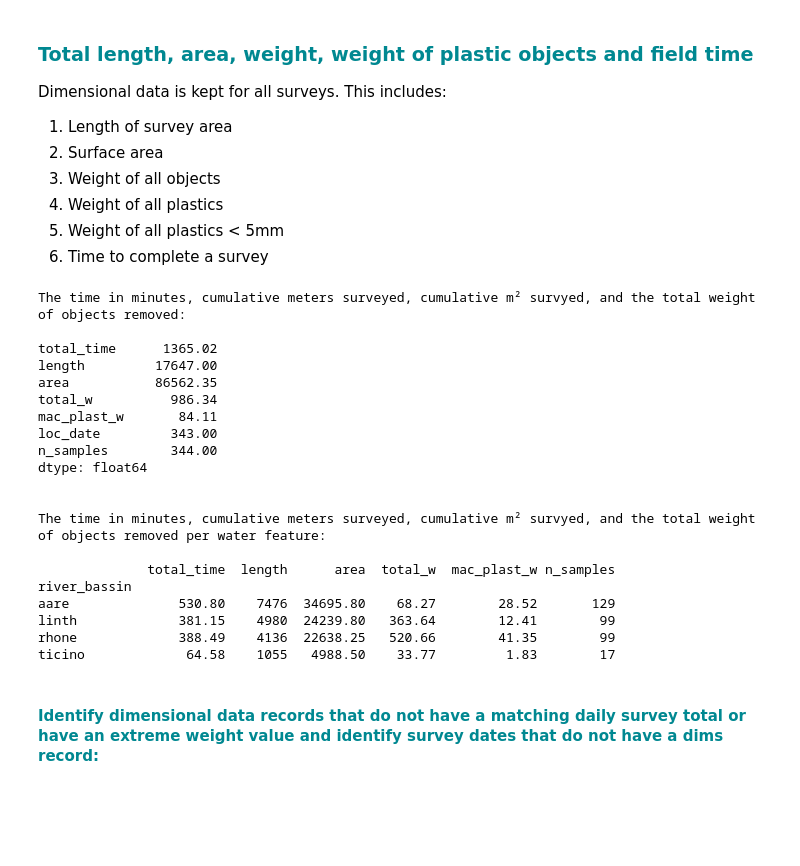
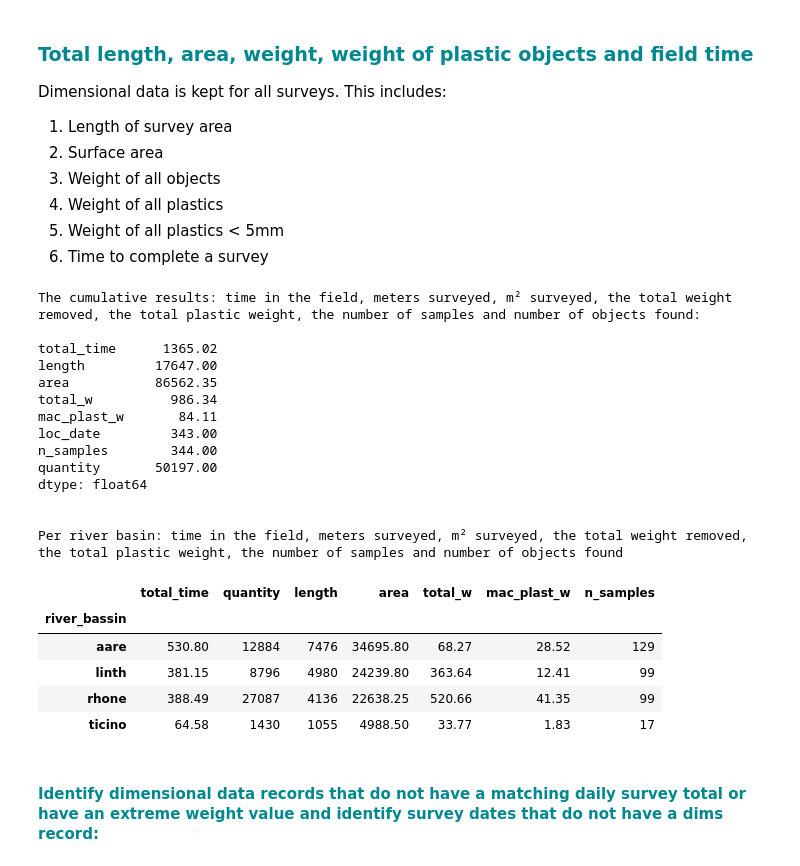
Before and after one commit to hammerdirt-analyst/iqals, a Jupyter notebook: use_a_class.ipynb, the cells around one changed output. Drawn from its saved outputs; the diff is of its cells as text; code cells hidden in the pictures; blank space fills up the shorter version.

```diff
--- a/use_a_class.ipynb
+++ b/use_a_class.ipynb
@@ -343,6 +340,9 @@ som_dims = dfDims[dfDims.date <= end_date].copy()
 # get a map of the number of samples per water feature:
 samples_feature = a_data.groupby('water_name').loc_date.nunique()
 samples_bassin = a_data.groupby('river_bassin').loc_date.nunique()
+
+# get the number of objects per water feature:
+qty_bassin = a_data.groupby('river_bassin').quantity.sum()
 
 
 # the loc date key needs updating:
@@ -351,44 +351,47 @@ som_dims['new_loc_date'] = list(zip(som_dims.location, som_dims.date))
 
 # add travel and incidental time:
 som_dims['total_time'] = som_dims.time_minutes+120
 som_dims['total_time'] = som_dims.total_time/60
 som_dims['total_time'] = som_dims.total_time.round(2)
 
 location_wname_key = dfBeaches[['water_name']]
 som_dims['water_name'] = som_dims.location.map(lambda x: location_wname_key.loc[x][0])
 for k,v in river_bassins.items():
     som_dims.loc[som_dims.water_name.isin(v), 'river_bassin'] = k
 
 # dims data summary stats:
 dims_summary_stats = som_dims.groupby('river_bassin').agg({'total_time':'sum', 'length':'sum', 'area':'sum', 'total_w':'sum', 'mac_plast_w':'sum', 'loc_date':'nunique'})
 dims_summary_stats['n_samples'] = dims_summary_stats.index.map(lambda x: use_this_key(x, samples_bassin, column='loc_date'))
 dims_summary_stats = dims_summary_stats[dims_summary_stats.n_samples != 'no data'].copy()
 dims_summary_stats['mac_plast_w'] = dims_summary_stats.mac_plast_w/1000
+dims_summary_stats['quantity'] = dims_summary_stats.index.map(lambda x: use_this_key(x, qty_bassin))
 
-print(F"\nThe time in minutes, cumulative meters surveyed, cumulative m² survyed, and the total weight of objects removed:\n\n{dims_summary_stats.sum().round(2)}\n")
+print(F"\nThe cumulative results: time in the field, meters surveyed, m² surveyed, the total weight removed, the total plastic weight, the number of samples and number of objects found:\n\n{dims_summary_stats.sum().round(2)}\n")
 
-print(F"\nThe time in minutes, cumulative meters surveyed, cumulative m² survyed, and the total weight of objects removed per water feature:\n\n{dims_summary_stats[['total_time', 'length', 'area', 'total_w', 'mac_plast_w', 'n_samples']].round(2)}\n")
+print(F"\nPer river basin: time in the field, meters surveyed, m² surveyed, the total weight removed, the total plastic weight, the number of samples and number of objects found\n\n")
+
+dims_summary_stats[['total_time','quantity', 'length', 'area', 'total_w', 'mac_plast_w', 'n_samples']].round(2)
 # %% [output]
-The time in minutes, cumulative meters surveyed, cumulative m² survyed, and the total weight of objects removed:
+The cumulative results: time in the field, meters surveyed, m² surveyed, the total weight removed, the total plastic weight, the number of samples and number of objects found:
 
 total_time      1365.02
 length         17647.00
 area           86562.35
 total_w          986.34
 mac_plast_w       84.11
 loc_date         343.00
 n_samples        344.00
+quantity       50197.00
 dtype: float64
 
 
-The time in minutes, cumulative meters surveyed, cumulative m² survyed, and the total weight of objects removed per water feature:
-
-              total_time  length      area  total_w  mac_plast_w n_samples
-river_bassin
-aare              530.80    7476  34695.80    68.27        28.52       129
-linth             381.15    4980  24239.80   363.64        12.41        99
-rhone             388.49    4136  22638.25   520.66        41.35        99
-ticino             64.58    1055   4988.50    33.77         1.83        17
+Per river basin: time in the field, meters surveyed, m² surveyed, the total weight removed, the total plastic weight, the number of samples and number of objects found
+|  | total_time | quantity | length | area | total_w | mac_plast_w | n_samples |
+| river_bassin |  |  |  |  |  |  |  |
+| aare | 530.80 | 12884 | 7476 | 34695.80 | 68.27 | 28.52 | 129 |
+| linth | 381.15 | 8796 | 4980 | 24239.80 | 363.64 | 12.41 | 99 |
+| rhone | 388.49 | 27087 | 4136 | 22638.25 | 520.66 | 41.35 | 99 |
+| ticino | 64.58 | 1430 | 1055 | 4988.50 | 33.77 | 1.83 | 17 |
 # %% [markdown]
 #### <span style="color:#008891">Identify dimensional data records that do not have a matching daily survey total or have an extreme weight value and identify survey dates that do not have a dims record:</span>
 # %%
```
Also changed, not shown: parts of 11 cells of this notebook, 6 other files.
